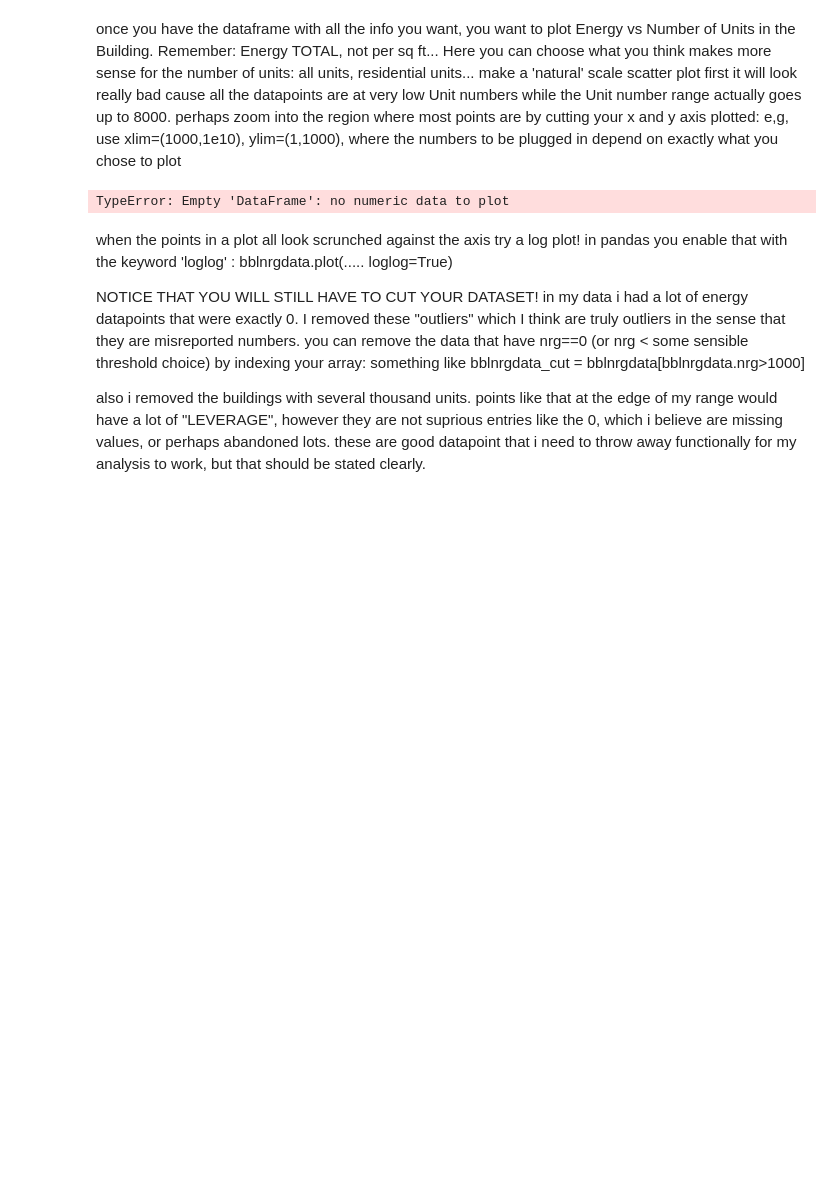
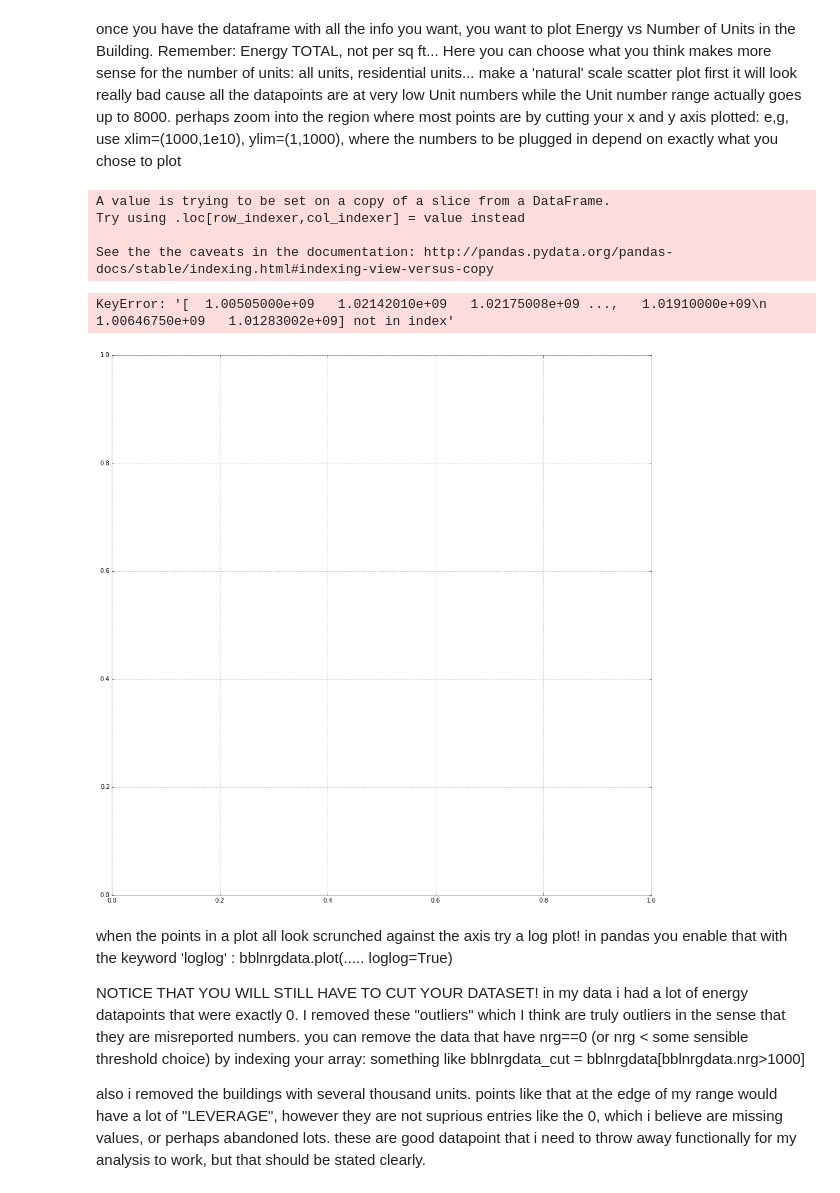
Before and after one commit to dcrull/PUI2015_dcrull, a Jupyter notebook: HW5/HW5_1_building_nrg_instructions.ipynb, the cells around one changed output. Saved outputs shown, nothing was run; the diff lists cells and outputs as text; code cells hidden in the pictures; blank space fills up the shorter version.

```diff
--- a/HW5/HW5_1_building_nrg_instructions.ipynb
+++ b/HW5/HW5_1_building_nrg_instructions.ipynb
@@ -183,15 +183,23 @@ Here you can choose what you think makes more sense for the number of units: all
 make a 'natural' scale scatter plot first it will look really bad cause all the datapoints are at very low Unit numbers while the Unit number range actually goes up to 8000.
 perhaps zoom into the region where most points are by cutting your x and y axis plotted: e,g, use xlim=(1000,1e10), ylim=(1,1000), where the numbers to be plugged in depend on exactly what you chose to plot
 # %%
-#bblnrgbsize_cut = bblnrgbsize[(bblnrgbsize['Site EUI(kBtu/ft2)'] != 'NaN') | (~np.isnan(bblnrgbsize.UnitsTotal))]
-bblnrgbsize_cut = bblnrgbsize.dropna()
-#bblnrgbsize_cut = bblnrgbsize[bblnrgbsize['Site EUI(kBtu/ft2)'] != 'NaN']
+# Drop all NaN's
+bblnrgbsize_cut = bblnrgbsize.dropna(subset=['Site EUI(kBtu/ft2)','UnitsTotal','BBL','Reported Property Floor Area (Building(s)) (ft²)'])
 
-bblnrgbsize_cut = bblnrgbsize_cut[['Site EUI(kBtu/ft2)','UnitsTotal']]
+# total energy
+bblnrgbsize_cut['totalEnergy'] = bblnrgbsize_cut['Site EUI(kBtu/ft2)']*bblnrgbsize_cut['Reported Property Floor Area (Building(s)) (ft²)']
+
+# slice only columns needed for plotting
+bblnrgbsize_cut = bblnrgbsize_cut[['Site EUI(kBtu/ft2)','UnitsTotal','Reported Property Floor Area (Building(s)) (ft²)','totalEnergy', 'BBL']]
 #print(bblnrgbsize_cut[0:50])
-bblnrgbsize_cut.plot(kind='scatter', x=bblnrgbsize_cut['Site EUI(kBtu/ft2)'], y=bblnrgbsize_cut.UnitsTotal)
+bblnrgbsize_cut.plot(kind='scatter', x=bblnrgbsize_cut.BBL, y=bblnrgbsize_cut.UnitsTotal, figsize=(16,16))
 # %% [output]
-TypeError: Empty 'DataFrame': no numeric data to plot
+A value is trying to be set on a copy of a slice from a DataFrame.
+Try using .loc[row_indexer,col_indexer] = value instead
+
+See the the caveats in the documentation: http://pandas.pydata.org/pandas-docs/stable/indexing.html#indexing-view-versus-copy
+KeyError: '[  1.00505000e+09   1.02142010e+09   1.02175008e+09 ...,   1.01910000e+09\n   1.00646750e+09   1.01283002e+09] not in index'
+[figure, added]
 # %% [markdown]
 when the points in a plot all look scrunched against the axis try a log plot! in pandas you enable that with the keyword 'loglog' :
 bblnrgdata.plot(..... loglog=True)
```
Also changed, not shown: parts of 1 cell of this notebook.
